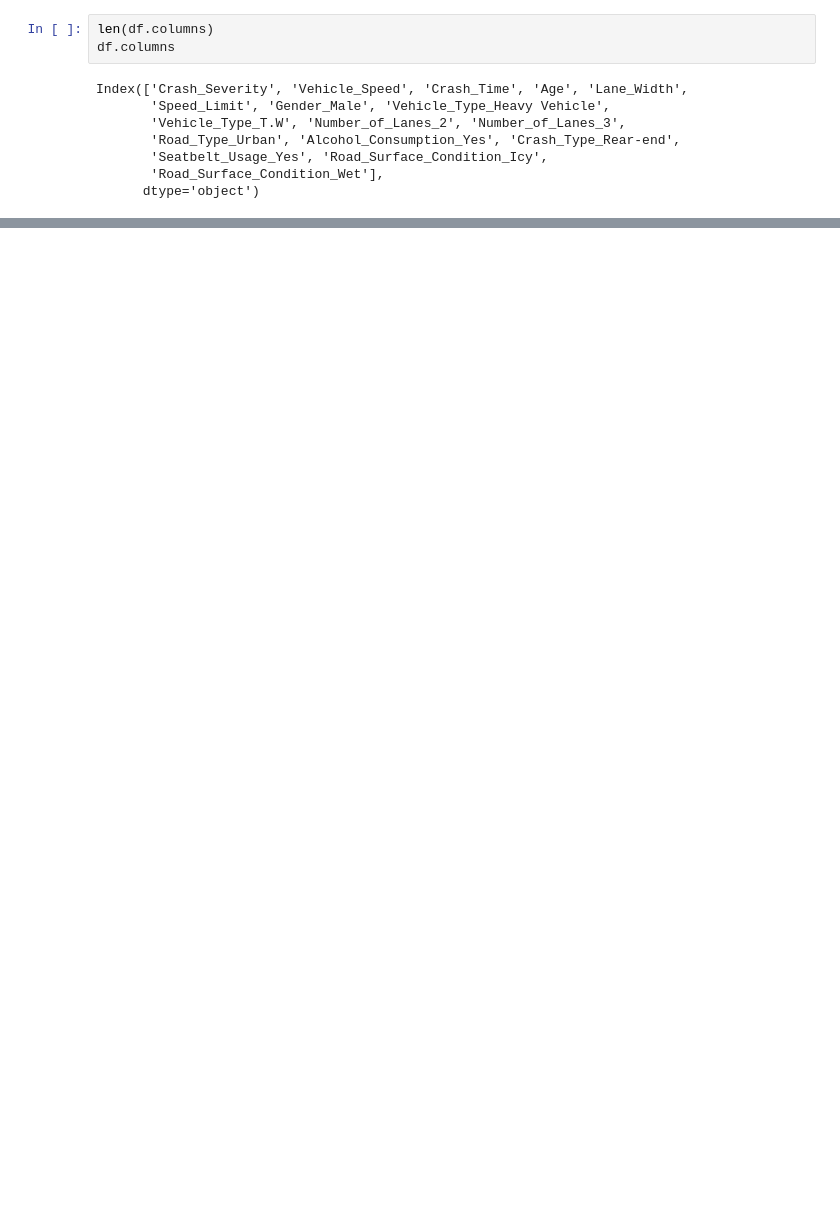
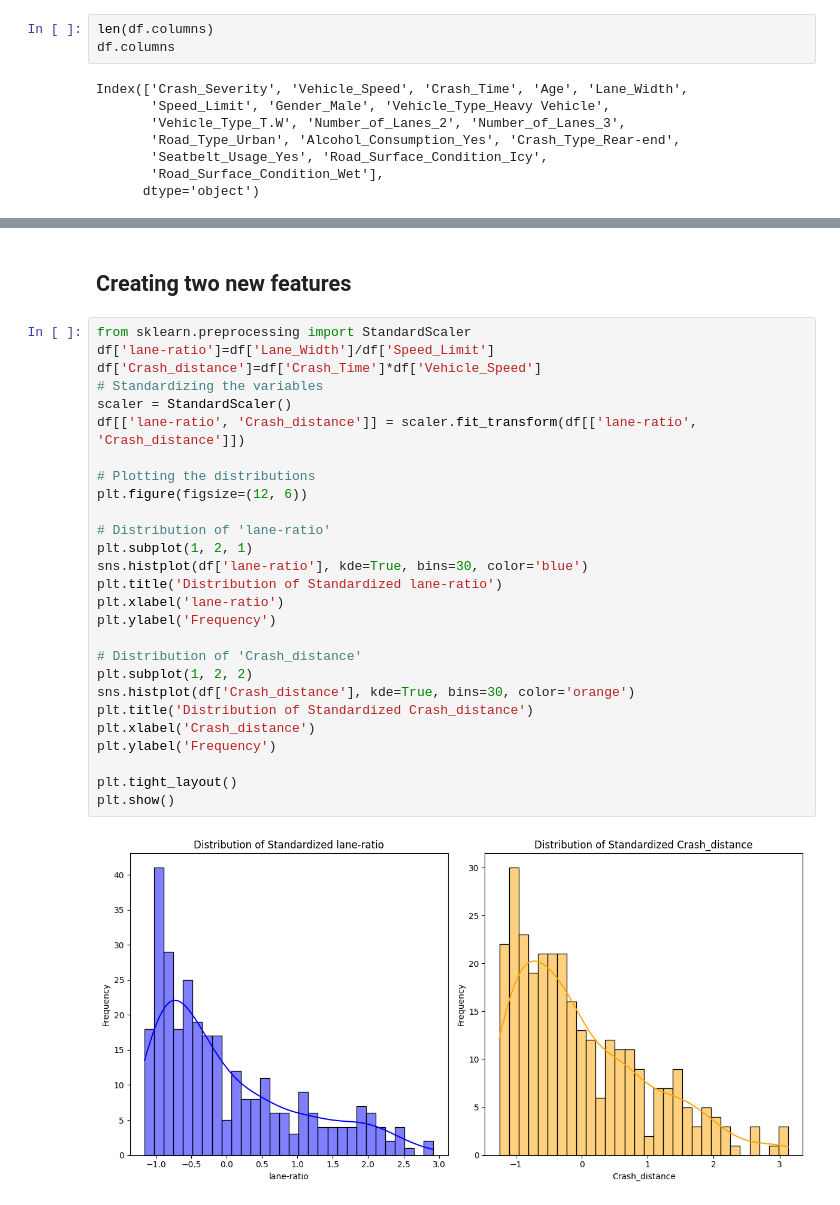
Before and after one commit to 2004Snehal/accident_crash_severity_predictor, a Jupyter notebook: DataQuest.ipynb, the cells around one changed output, grey strips where cells are left out. Cells and saved outputs as stored; diff of their text form; blank space fills up the shorter version.

```diff
--- a/DataQuest.ipynb
+++ b/DataQuest.ipynb
@@ -916,0 +986,31 @@ Confusion Matrix:
+# %% [markdown]
+## Creating two new features
+# %%
+from sklearn.preprocessing import StandardScaler
+df['lane-ratio']=df['Lane_Width']/df['Speed_Limit']
+df['Crash_distance']=df['Crash_Time']*df['Vehicle_Speed']
+# Standardizing the variables
+scaler = StandardScaler()
+df[['lane-ratio', 'Crash_distance']] = scaler.fit_transform(df[['lane-ratio', 'Crash_distance']])
+
+# Plotting the distributions
+plt.figure(figsize=(12, 6))
+
+# Distribution of 'lane-ratio'
+plt.subplot(1, 2, 1)
+sns.histplot(df['lane-ratio'], kde=True, bins=30, color='blue')
+plt.title('Distribution of Standardized lane-ratio')
+plt.xlabel('lane-ratio')
+plt.ylabel('Frequency')
+
+# Distribution of 'Crash_distance'
+plt.subplot(1, 2, 2)
+sns.histplot(df['Crash_distance'], kde=True, bins=30, color='orange')
+plt.title('Distribution of Standardized Crash_distance')
+plt.xlabel('Crash_distance')
+plt.ylabel('Frequency')
+
+plt.tight_layout()
+plt.show()
+# %% [output]
+[figure, added]
```
Also changed, not shown: parts of 21 cells of this notebook, 3 other files.
